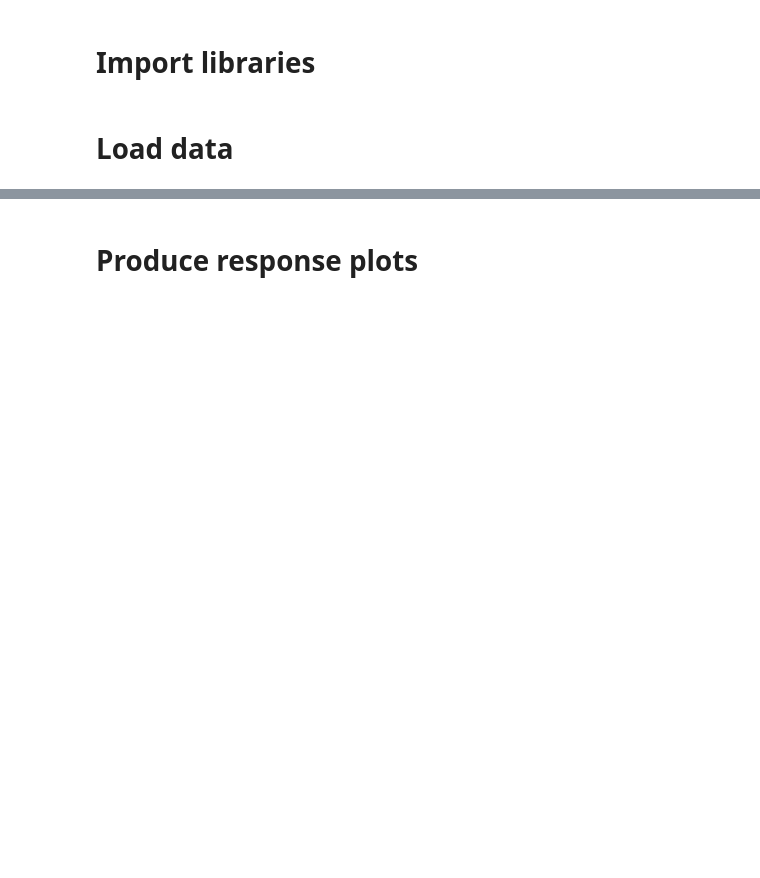
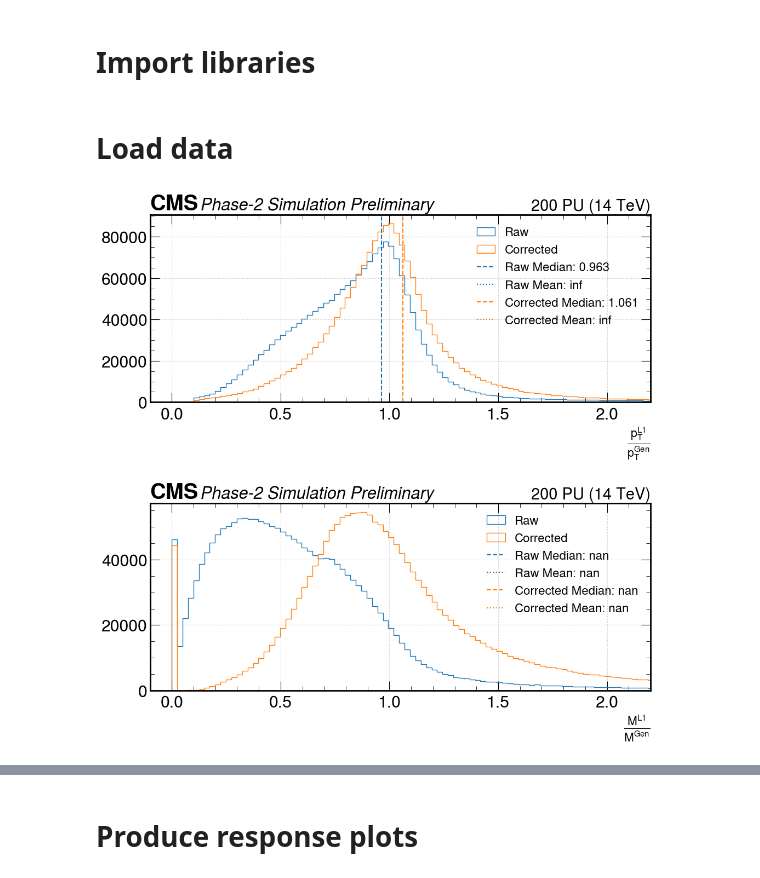
Before and after one commit to lrobertshaw/mass_corrections, a Jupyter notebook: corrections.ipynb, the cells around one changed output, grey strips where cells are left out. Saved outputs shown, nothing was run; the diff lists cells and outputs as text; code cells hidden in the pictures; blank space fills up the shorter version.

Commit message:
added lots of plotting scripts

```diff
--- a/corrections.ipynb
+++ b/corrections.ipynb
@@ -178,0 +171,6 @@ class Jet:
+# %%
+a = Plot(test)
+# %%
+a.histogram(test)
+# %% [output]
+[figure, added]
```
Also changed, not shown: parts of 9 cells of this notebook.
